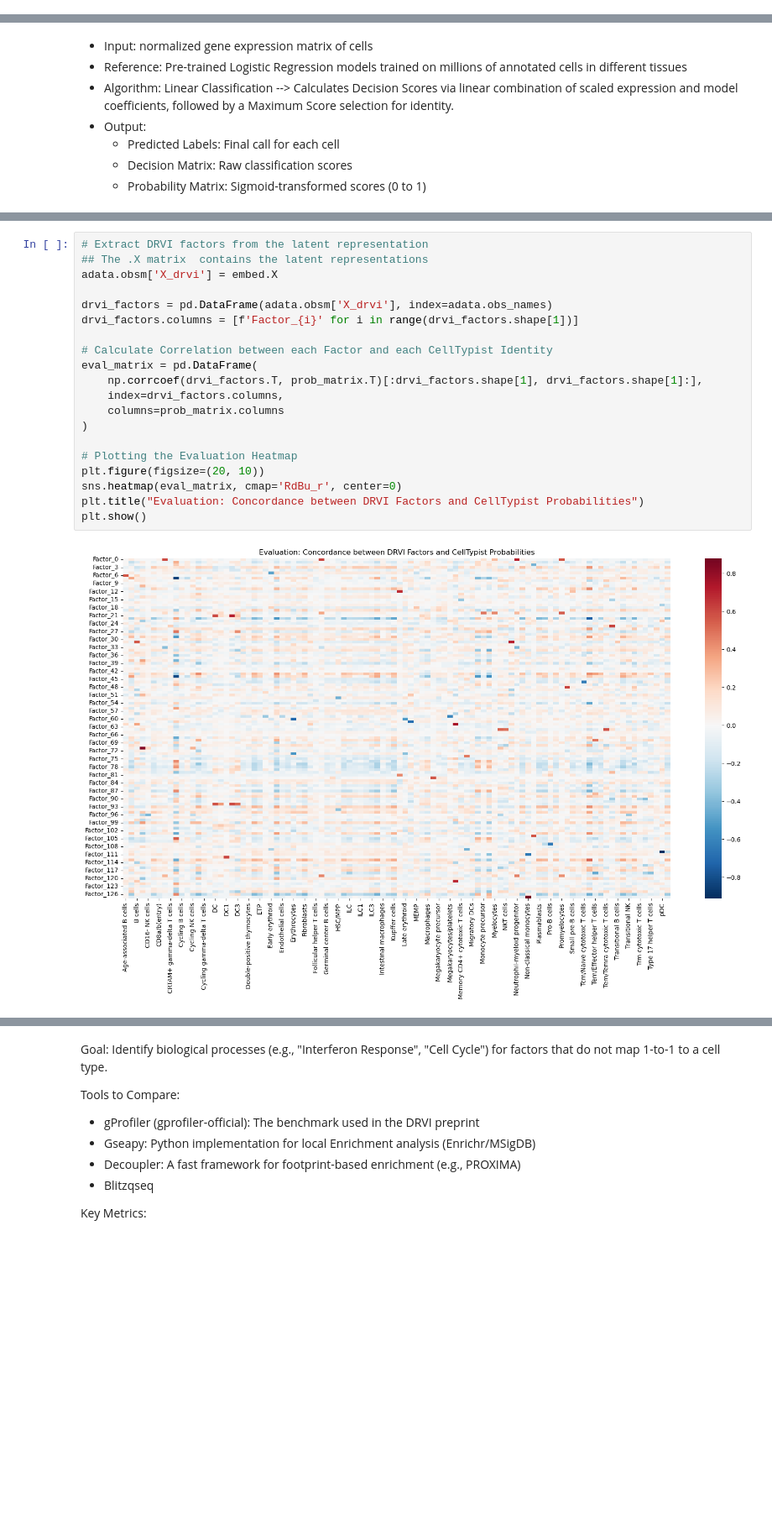
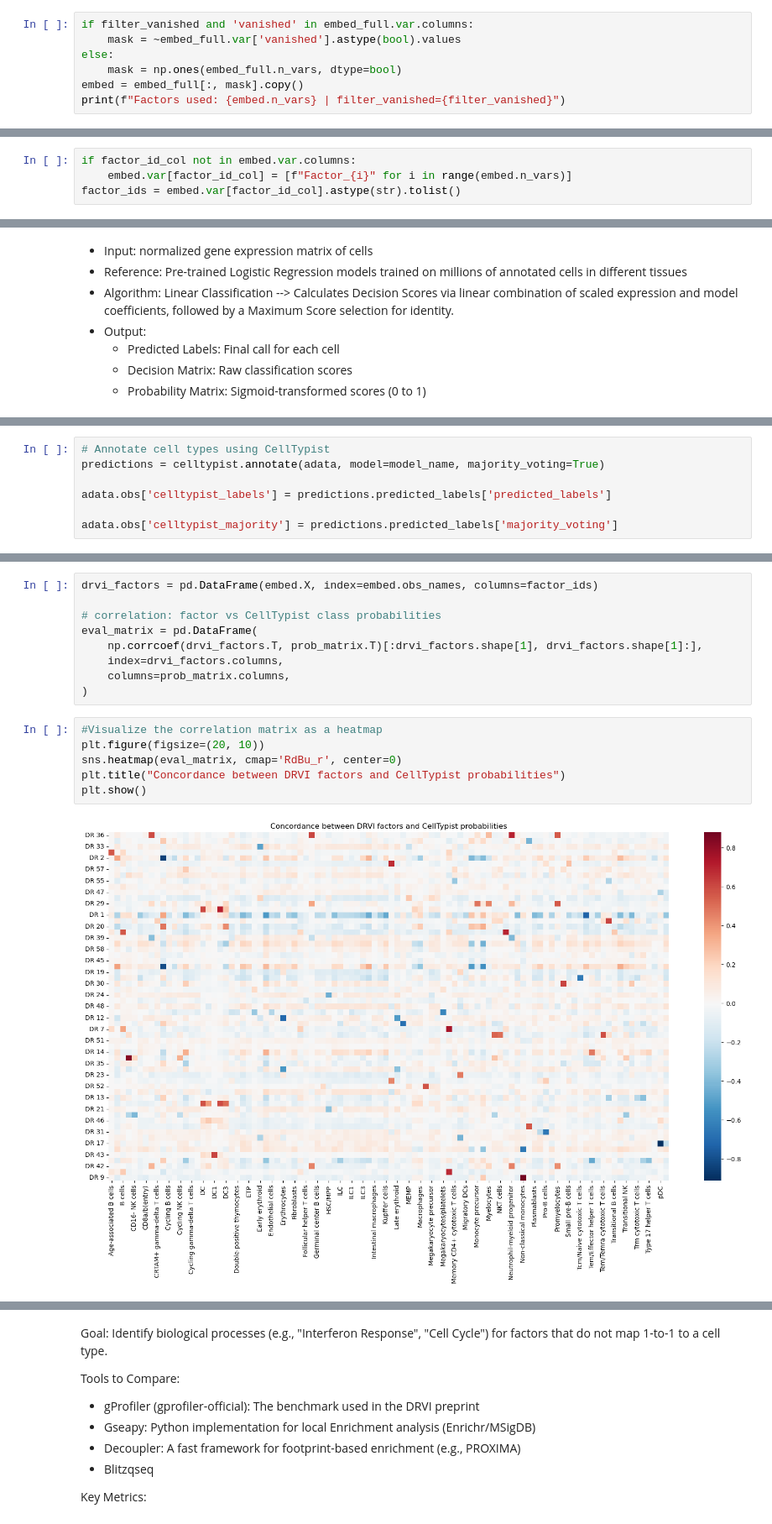
Before and after one commit to clarasoekler/DRVI_tutorials, a Jupyter notebook: identification_of_factors.ipynb, the cells around one changed output, grey strips where cells are left out. Shown at 84% size. Cells and saved outputs as stored; diff of their text form; blank space fills up the shorter version.

Commit message:
Cell Typist and BlitzGSEA V2 (now complementary comparison) and cleaner script)

```diff
--- a/identification_of_factors.ipynb
+++ b/identification_of_factors.ipynb
@@ -252,0 +287,7 @@ This roadmap outlines the systematic evaluation of tools for annotating latent f
+# %%
+if filter_vanished and 'vanished' in embed_full.var.columns:
+    mask = ~embed_full.var['vanished'].astype(bool).values
+else:
+    mask = np.ones(embed_full.n_vars, dtype=bool)
+embed = embed_full[:, mask].copy()
+print(f"Factors used: {embed.n_vars} | filter_vanished={filter_vanished}")
@@ -253 +298,5 @@ This roadmap outlines the systematic evaluation of tools for annotating latent f
+# %%
+if factor_id_col not in embed.var.columns:
+    embed.var[factor_id_col] = [f"Factor_{i}" for i in range(embed.n_vars)]
+factor_ids = embed.var[factor_id_col].astype(str).tolist()
 # %% [markdown]
@@ -374,0 +339,7 @@ adata.obs['celltypist_majority'] = predictions.predicted_labels['majority_voting
+# %%
+# Annotate cell types using CellTypist
+predictions = celltypist.annotate(adata, model=model_name, majority_voting=True)
+
+adata.obs['celltypist_labels'] = predictions.predicted_labels['predicted_labels']
+
+adata.obs['celltypist_majority'] = predictions.predicted_labels['majority_voting']
@@ -392,23 +372,18 @@ Modell knows 98 different Immune cell types.
+# %%
+drvi_factors = pd.DataFrame(embed.X, index=embed.obs_names, columns=factor_ids)
+
+# correlation: factor vs CellTypist class probabilities
+eval_matrix = pd.DataFrame(
+    np.corrcoef(drvi_factors.T, prob_matrix.T)[:drvi_factors.shape[1], drvi_factors.shape[1]:],
+    index=drvi_factors.columns,
+    columns=prob_matrix.columns,
+)
 # %%
-# Extract DRVI factors from the latent representation
-## The .X matrix  contains the latent representations
-adata.obsm['X_drvi'] = embed.X
-
-drvi_factors = pd.DataFrame(adata.obsm['X_drvi'], index=adata.obs_names)
-drvi_factors.columns = [f'Factor_{i}' for i in range(drvi_factors.shape[1])]
-
-# Calculate Correlation between each Factor and each CellTypist Identity
-eval_matrix = pd.DataFrame(
-    np.corrcoef(drvi_factors.T, prob_matrix.T)[:drvi_factors.shape[1], drvi_factors.shape[1]:],
-    index=drvi_factors.columns,
-    columns=prob_matrix.columns
-)
-
-# Plotting the Evaluation Heatmap
+#Visualize the correlation matrix as a heatmap
 plt.figure(figsize=(20, 10))
 sns.heatmap(eval_matrix, cmap='RdBu_r', center=0)
-plt.title("Evaluation: Concordance between DRVI Factors and CellTypist Probabilities")
+plt.title("Concordance between DRVI factors and CellTypist probabilities")
 plt.show()
 # %% [output]
-[figure, old version]
+[figure, new version]
 # %% [markdown]
```
Also changed, not shown: parts of 47 cells of this notebook, 1 other file.
